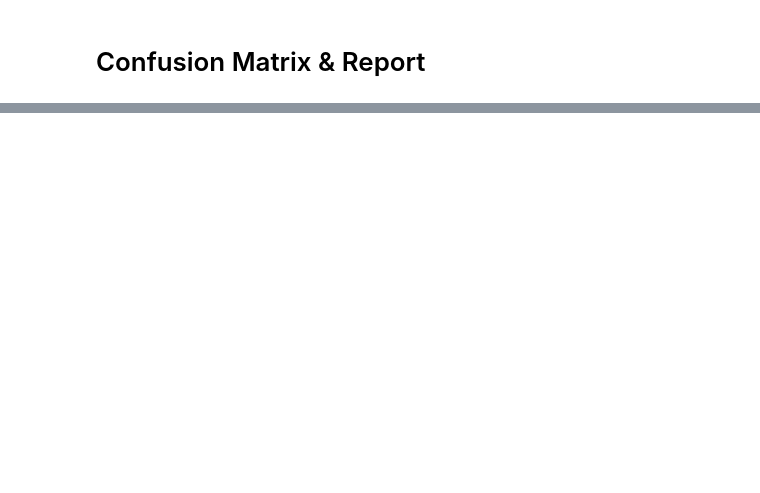
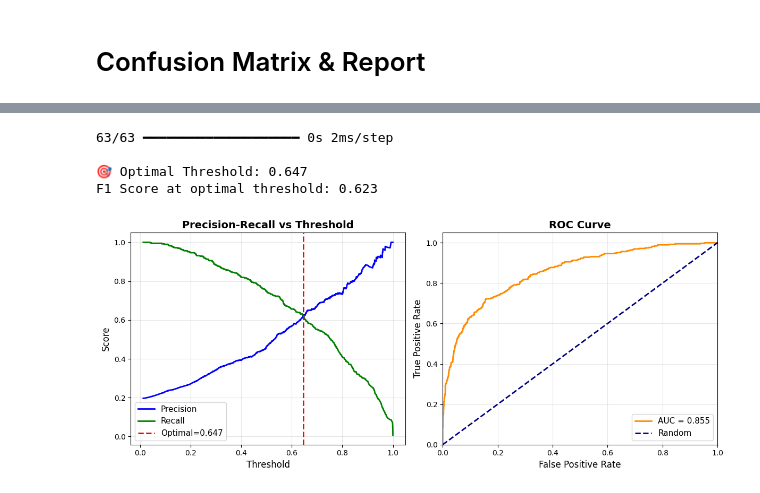
Before and after one commit to MathewX470/Deep-Learning-Projects, a Jupyter notebook: Bank Customer Churn Prediction ANN/bank_churn_ANN.ipynb, the cells around one changed output, grey strips where cells are left out. Cells and saved outputs as stored; diff of their text form; code cells hidden in the pictures; blank space fills up the shorter version.

Commit message:
Handled Class Imbalance using Class Weights and Optimal Threshold Tuning

```diff
--- a/Bank Customer Churn Prediction ANN/bank_churn_ANN.ipynb
+++ b/Bank Customer Churn Prediction ANN/bank_churn_ANN.ipynb
@@ -174,0 +240,50 @@ weighted avg       0.85      0.85      0.83      2000
+# %%
+# Find optimal threshold using precision-recall curve
+y_pred_prob_improved = model_improved.predict(X_test_scaled)
+precision, recall, thresholds_pr = precision_recall_curve(y_test, y_pred_prob_improved)
+
+# Calculate F1 scores for all thresholds
+f1_scores = 2 * (precision * recall) / (precision + recall + 1e-10)
+optimal_idx = np.argmax(f1_scores)
+optimal_threshold = thresholds_pr[optimal_idx] if optimal_idx < len(thresholds_pr) else 0.5
+
+print(f"\n🎯 Optimal Threshold: {optimal_threshold:.3f}")
+print(f"F1 Score at optimal threshold: {f1_scores[optimal_idx]:.3f}")
+
+# Visualize threshold selection
+plt.figure(figsize=(12, 5))
+
+# Precision-Recall vs Threshold
+plt.subplot(1, 2, 1)
+plt.plot(thresholds_pr, precision[:-1], label='Precision', color='blue', linewidth=2)
+plt.plot(thresholds_pr, recall[:-1], label='Recall', color='green', linewidth=2)
+plt.axvline(optimal_threshold, color='red', linestyle='--', label=f'Optimal={optimal_threshold:.3f}', linewidth=2)
+plt.xlabel('Threshold', fontsize=12)
+plt.ylabel('Score', fontsize=12)
+plt.title('Precision-Recall vs Threshold', fontsize=14, fontweight='bold')
+plt.legend(fontsize=11)
+plt.grid(True, alpha=0.3)
+
+# ROC Curve
+fpr, tpr, _ = roc_curve(y_test, y_pred_prob_improved)
+roc_auc = auc(fpr, tpr)
+
+plt.subplot(1, 2, 2)
+plt.plot(fpr, tpr, color='darkorange', linewidth=2, label=f'AUC = {roc_auc:.3f}')
+plt.plot([0, 1], [0, 1], color='navy', linewidth=2, linestyle='--', label='Random')
+plt.xlim([0.0, 1.0])
+plt.ylim([0.0, 1.05])
+plt.xlabel('False Positive Rate', fontsize=12)
+plt.ylabel('True Positive Rate', fontsize=12)
+plt.title('ROC Curve', fontsize=14, fontweight='bold')
+plt.legend(loc="lower right", fontsize=11)
+plt.grid(True, alpha=0.3)
+
+plt.tight_layout()
+plt.show()
+# %% [output]
+63/63 ━━━━━━━━━━━━━━━━━━━━ 0s 2ms/step
+
+🎯 Optimal Threshold: 0.647
+F1 Score at optimal threshold: 0.623
+[figure, added]
```
Also changed, not shown: parts of 7 cells of this notebook, 1 other file.
